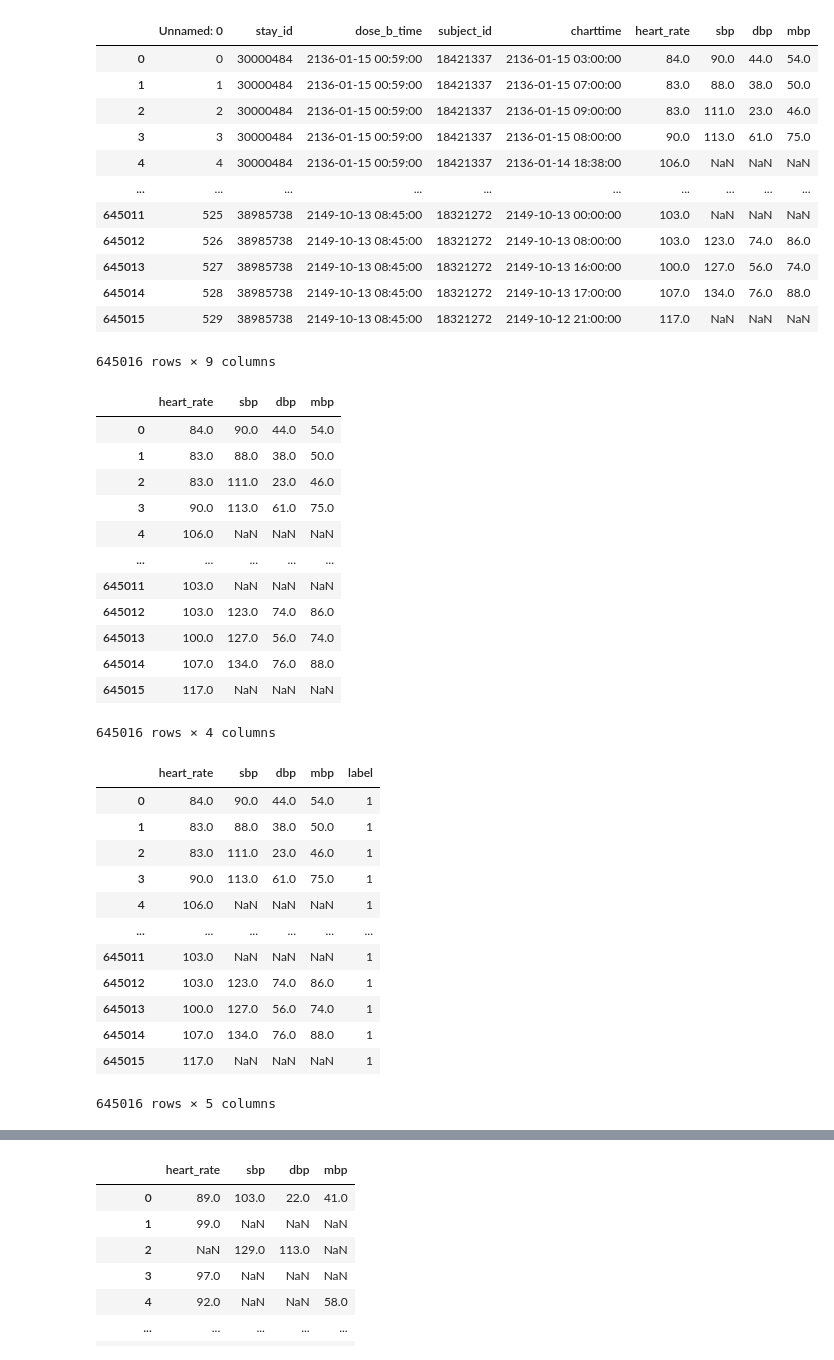
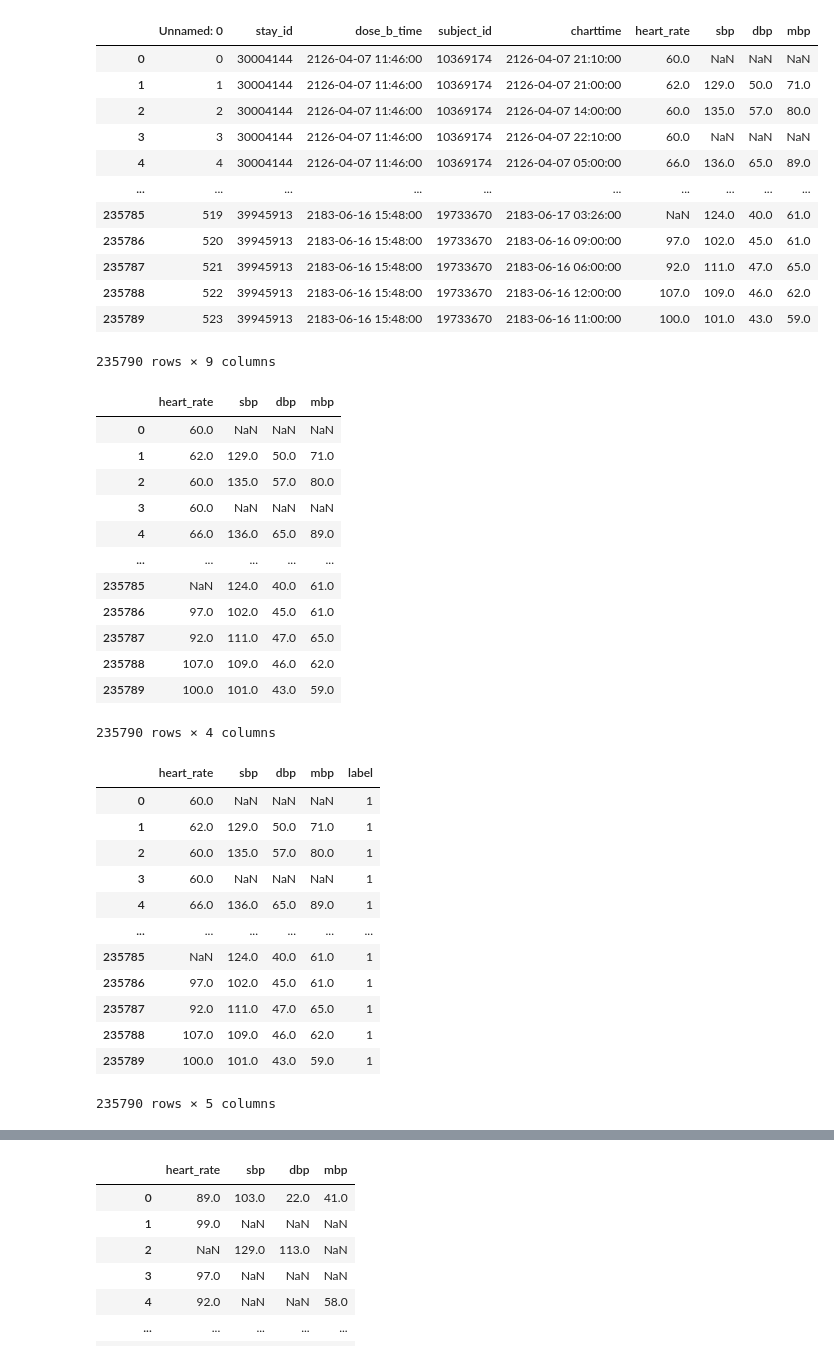
Before and after one commit to stevelan/UniMLHealth-GroupProject, a Jupyter notebook: notebooks/03-SVM-vitals.ipynb, the cells around one changed output, grey strips where cells are left out. Cells and saved outputs as stored; diff of their text form; code cells hidden in the pictures.

```diff
--- a/notebooks/03-SVM-vitals.ipynb
+++ b/notebooks/03-SVM-vitals.ipynb
@@ -3,20 +6,20 @@ import pandas as pd
 # %%
-with_label_1 = pd.read_csv('vitals_data_before_and_after.csv')
+with_label_1 = pd.read_csv(config.out_dir / 'vitals_data_before_and_after_ABC.csv')
 with_label_1
 # %% [output]
 |  | Unnamed: 0 | stay_id | dose_b_time | subject_id | charttime | heart_rate | sbp | dbp | mbp |
-| 0 | 0 | 30000484 | 2136-01-15 00:59:00 | 18421337 | 2136-01-15 03:00:00 | 84.0 | 90.0 | 44.0 | 54.0 |
-| 1 | 1 | 30000484 | 2136-01-15 00:59:00 | 18421337 | 2136-01-15 07:00:00 | 83.0 | 88.0 | 38.0 | 50.0 |
-| 2 | 2 | 30000484 | 2136-01-15 00:59:00 | 18421337 | 2136-01-15 09:00:00 | 83.0 | 111.0 | 23.0 | 46.0 |
-| 3 | 3 | 30000484 | 2136-01-15 00:59:00 | 18421337 | 2136-01-15 08:00:00 | 90.0 | 113.0 | 61.0 | 75.0 |
-| 4 | 4 | 30000484 | 2136-01-15 00:59:00 | 18421337 | 2136-01-14 18:38:00 | 106.0 | NaN | NaN | NaN |
+| 0 | 0 | 30004144 | 2126-04-07 11:46:00 | 10369174 | 2126-04-07 21:10:00 | 60.0 | NaN | NaN | NaN |
+| 1 | 1 | 30004144 | 2126-04-07 11:46:00 | 10369174 | 2126-04-07 21:00:00 | 62.0 | 129.0 | 50.0 | 71.0 |
+| 2 | 2 | 30004144 | 2126-04-07 11:46:00 | 10369174 | 2126-04-07 14:00:00 | 60.0 | 135.0 | 57.0 | 80.0 |
+| 3 | 3 | 30004144 | 2126-04-07 11:46:00 | 10369174 | 2126-04-07 22:10:00 | 60.0 | NaN | NaN | NaN |
+| 4 | 4 | 30004144 | 2126-04-07 11:46:00 | 10369174 | 2126-04-07 05:00:00 | 66.0 | 136.0 | 65.0 | 89.0 |
 | ... | ... | ... | ... | ... | ... | ... | ... | ... | ... |
-| 645011 | 525 | 38985738 | 2149-10-13 08:45:00 | 18321272 | 2149-10-13 00:00:00 | 103.0 | NaN | NaN | NaN |
-| 645012 | 526 | 38985738 | 2149-10-13 08:45:00 | 18321272 | 2149-10-13 08:00:00 | 103.0 | 123.0 | 74.0 | 86.0 |
-| 645013 | 527 | 38985738 | 2149-10-13 08:45:00 | 18321272 | 2149-10-13 16:00:00 | 100.0 | 127.0 | 56.0 | 74.0 |
-| 645014 | 528 | 38985738 | 2149-10-13 08:45:00 | 18321272 | 2149-10-13 17:00:00 | 107.0 | 134.0 | 76.0 | 88.0 |
-| 645015 | 529 | 38985738 | 2149-10-13 08:45:00 | 18321272 | 2149-10-12 21:00:00 | 117.0 | NaN | NaN | NaN |
+| 235785 | 519 | 39945913 | 2183-06-16 15:48:00 | 19733670 | 2183-06-17 03:26:00 | NaN | 124.0 | 40.0 | 61.0 |
+| 235786 | 520 | 39945913 | 2183-06-16 15:48:00 | 19733670 | 2183-06-16 09:00:00 | 97.0 | 102.0 | 45.0 | 61.0 |
+| 235787 | 521 | 39945913 | 2183-06-16 15:48:00 | 19733670 | 2183-06-16 06:00:00 | 92.0 | 111.0 | 47.0 | 65.0 |
+| 235788 | 522 | 39945913 | 2183-06-16 15:48:00 | 19733670 | 2183-06-16 12:00:00 | 107.0 | 109.0 | 46.0 | 62.0 |
+| 235789 | 523 | 39945913 | 2183-06-16 15:48:00 | 19733670 | 2183-06-16 11:00:00 | 100.0 | 101.0 | 43.0 | 59.0 |
-645016 rows × 9 columns
+235790 rows × 9 columns
 # %%
 with_label_1 = with_label_1.drop(['stay_id', 'subject_id', 'charttime'], axis=1)
 with_label_1 = with_label_1.drop('Unnamed: 0', axis=1)
@@ -24,35 +27,35 @@ with_label_1 = with_label_1.drop('dose_b_time', axis=1)
 with_label_1
 # %% [output]
 |  | heart_rate | sbp | dbp | mbp |
-| 0 | 84.0 | 90.0 | 44.0 | 54.0 |
-| 1 | 83.0 | 88.0 | 38.0 | 50.0 |
-| 2 | 83.0 | 111.0 | 23.0 | 46.0 |
-| 3 | 90.0 | 113.0 | 61.0 | 75.0 |
-| 4 | 106.0 | NaN | NaN | NaN |
+| 0 | 60.0 | NaN | NaN | NaN |
+| 1 | 62.0 | 129.0 | 50.0 | 71.0 |
+| 2 | 60.0 | 135.0 | 57.0 | 80.0 |
+| 3 | 60.0 | NaN | NaN | NaN |
+| 4 | 66.0 | 136.0 | 65.0 | 89.0 |
 | ... | ... | ... | ... | ... |
-| 645011 | 103.0 | NaN | NaN | NaN |
-| 645012 | 103.0 | 123.0 | 74.0 | 86.0 |
-| 645013 | 100.0 | 127.0 | 56.0 | 74.0 |
-| 645014 | 107.0 | 134.0 | 76.0 | 88.0 |
-| 645015 | 117.0 | NaN | NaN | NaN |
+| 235785 | NaN | 124.0 | 40.0 | 61.0 |
+| 235786 | 97.0 | 102.0 | 45.0 | 61.0 |
+| 235787 | 92.0 | 111.0 | 47.0 | 65.0 |
+| 235788 | 107.0 | 109.0 | 46.0 | 62.0 |
+| 235789 | 100.0 | 101.0 | 43.0 | 59.0 |
-645016 rows × 4 columns
+235790 rows × 4 columns
 # %%
 with_label_1['label'] = 1
 with_label_1
 # %% [output]
 |  | heart_rate | sbp | dbp | mbp | label |
-| 0 | 84.0 | 90.0 | 44.0 | 54.0 | 1 |
-| 1 | 83.0 | 88.0 | 38.0 | 50.0 | 1 |
-| 2 | 83.0 | 111.0 | 23.0 | 46.0 | 1 |
-| 3 | 90.0 | 113.0 | 61.0 | 75.0 | 1 |
-| 4 | 106.0 | NaN | NaN | NaN | 1 |
+| 0 | 60.0 | NaN | NaN | NaN | 1 |
+| 1 | 62.0 | 129.0 | 50.0 | 71.0 | 1 |
+| 2 | 60.0 | 135.0 | 57.0 | 80.0 | 1 |
+| 3 | 60.0 | NaN | NaN | NaN | 1 |
+| 4 | 66.0 | 136.0 | 65.0 | 89.0 | 1 |
 | ... | ... | ... | ... | ... | ... |
-| 645011 | 103.0 | NaN | NaN | NaN | 1 |
-| 645012 | 103.0 | 123.0 | 74.0 | 86.0 | 1 |
-| 645013 | 100.0 | 127.0 | 56.0 | 74.0 | 1 |
-| 645014 | 107.0 | 134.0 | 76.0 | 88.0 | 1 |
-| 645015 | 117.0 | NaN | NaN | NaN | 1 |
+| 235785 | NaN | 124.0 | 40.0 | 61.0 | 1 |
+| 235786 | 97.0 | 102.0 | 45.0 | 61.0 | 1 |
+| 235787 | 92.0 | 111.0 | 47.0 | 65.0 | 1 |
+| 235788 | 107.0 | 109.0 | 46.0 | 62.0 | 1 |
+| 235789 | 100.0 | 101.0 | 43.0 | 59.0 | 1 |
-645016 rows × 5 columns
+235790 rows × 5 columns
 # %%
 missing_values = with_label_1.isnull().sum()
 print(missing_values)
```
Also changed, not shown: parts of 7 cells of this notebook, 1 other file.
